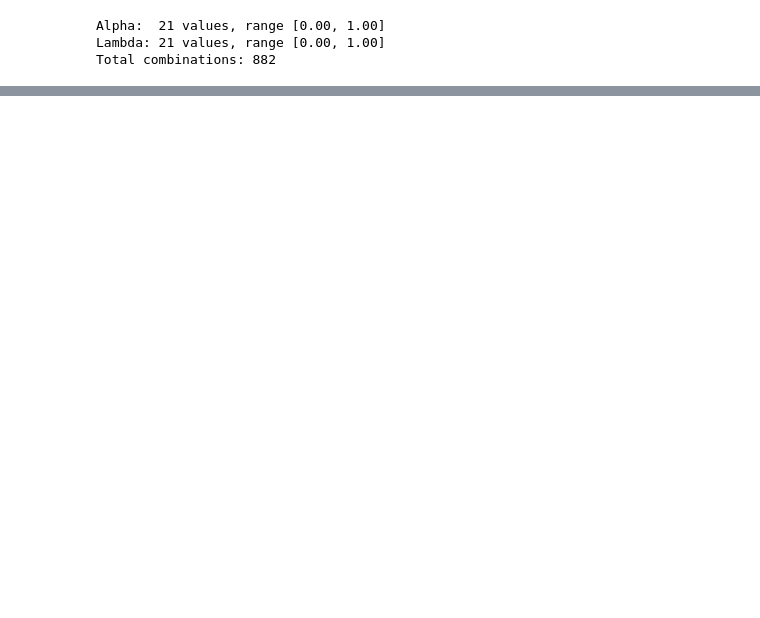
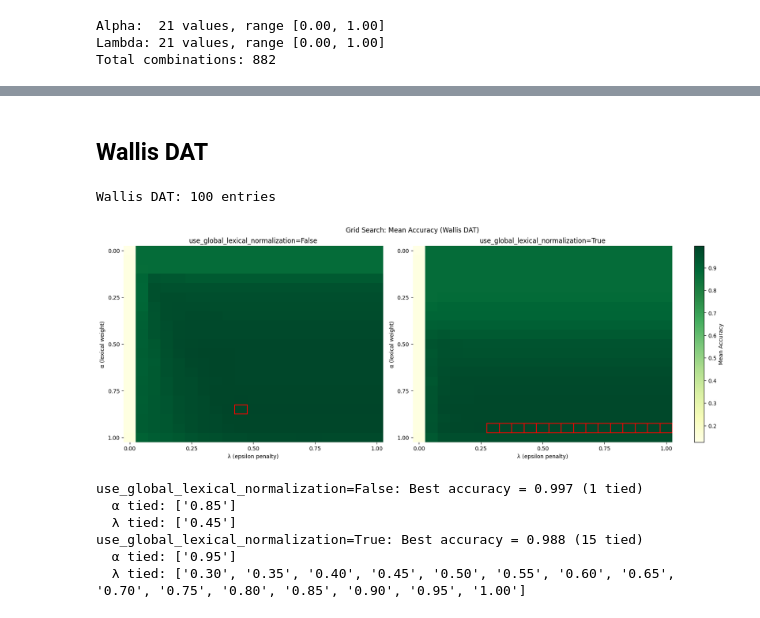
Before and after one commit to michamettler/BA-FS26_ciel_Mettler_Dialektanalyse, a Jupyter notebook: scripts/grid-search-bipartite-hyperparams.ipynb, the cells around one changed output, grey strips where cells are left out. Drawn from its saved outputs; the diff is of its cells as text; code cells hidden in the pictures; blank space fills up the shorter version.

```diff
--- a/scripts/grid-search-bipartite-hyperparams.ipynb
+++ b/scripts/grid-search-bipartite-hyperparams.ipynb
@@ -85,0 +71,13 @@ use_global_lexical_normalization=True: Best accuracy = 0.952 (17 tied)
+# %% [markdown]
+## Wallis DAT
+# %%
+df_wallis_dat = run_grid_search("samples_ground_truth_alignments_wallis_dat.json", "Wallis DAT")
+# %% [output]
+Wallis DAT: 100 entries
+[figure, added]
+use_global_lexical_normalization=False: Best accuracy = 0.997 (1 tied)
+  α tied: ['0.85']
+  λ tied: ['0.45']
+use_global_lexical_normalization=True: Best accuracy = 0.988 (15 tied)
+  α tied: ['0.95']
+  λ tied: ['0.30', '0.35', '0.40', '0.45', '0.50', '0.55', '0.60', '0.65', '0.70', '0.75', '0.80', '0.85', '0.90', '0.95', '1.00']
```
Also changed, not shown: parts of 15 cells of this notebook.
